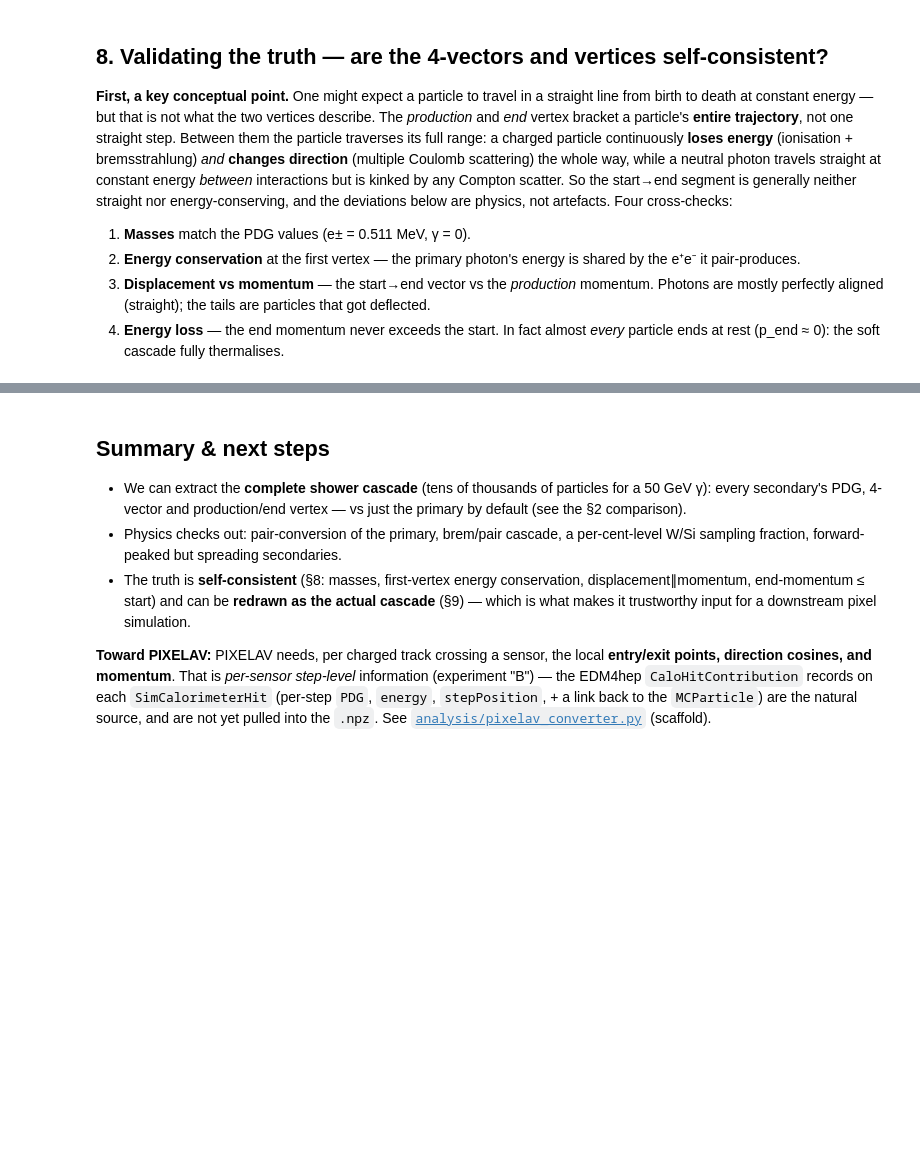
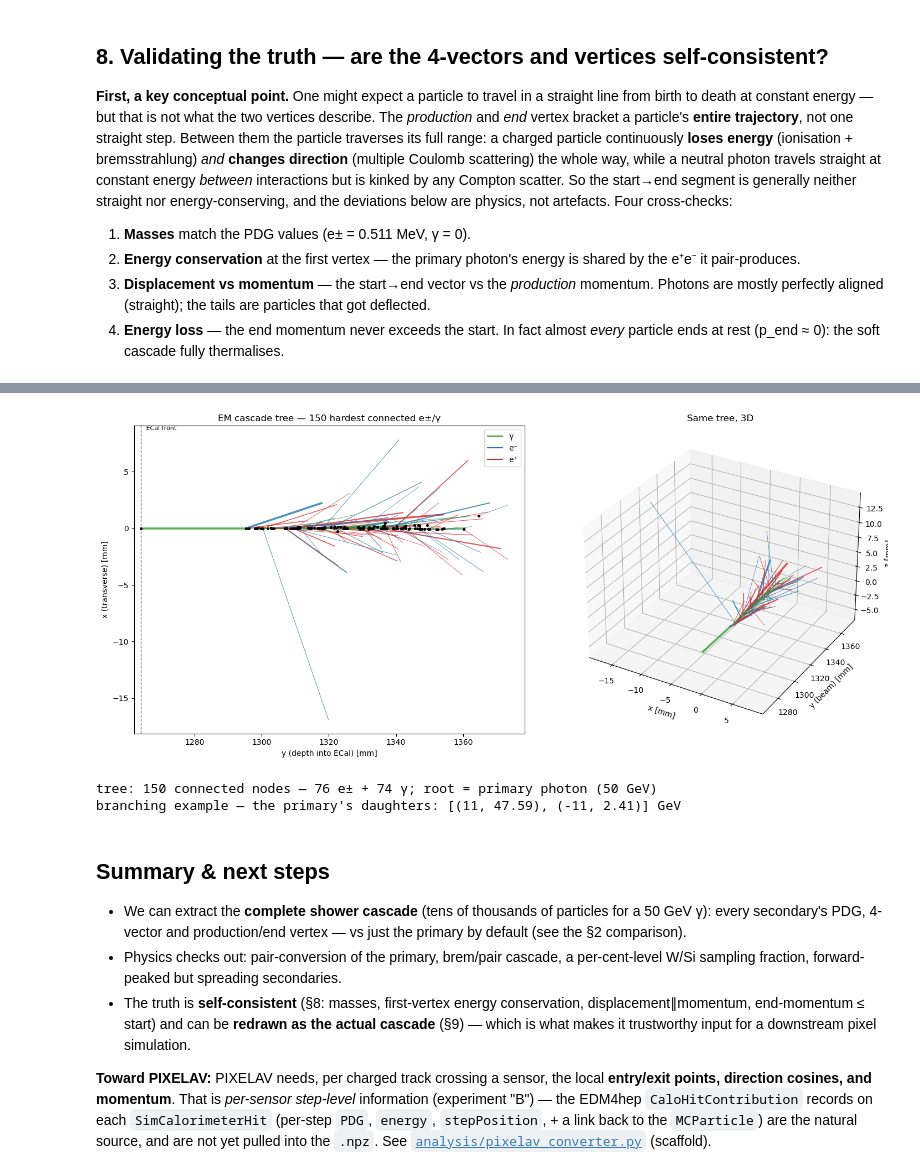
Before and after one commit to murtaza-safdari/CALOMAPS, a Jupyter notebook: notebooks/04_shower_4vectors.ipynb, the cells around one changed output, grey strips where cells are left out. Cells and saved outputs as stored; diff of their text form; code cells hidden in the pictures; blank space fills up the shorter version.

```diff
--- a/notebooks/04_shower_4vectors.ipynb
+++ b/notebooks/04_shower_4vectors.ipynb
@@ -657,3 +622,56 @@ drawn 120 hardest e±/γ; energies 0.393 – 50.0 GeV; contained in y ∈ [1264,
+# %%
+import heapq
+from mpl_toolkits.mplot3d import Axes3D  # noqa
+dbeg, dend, dau = d["dbeg"], d["dend"], d["dau"]
+children = lambda i: [int(c) for c in dau[dbeg[i]:dend[i]]]
+
+# Grow a CONNECTED tree from the primary (index 0): repeatedly expand into the highest-energy
+# reachable e±/γ daughter until N nodes. Every kept node's parent is also kept, so the drawn
+# segments truly branch into one another instead of floating.
+N = 150
+keep, seen, heap = [], set(), [(-float(E[0]), 0)]
+while heap and len(keep) < N:
+    negE, i = heapq.heappop(heap)
+    if i in seen:
+        continue
+    seen.add(i); keep.append(i)
+    for c in children(i):
+        if c not in seen and int(pdg[c]) in (22, 11, -11):
+            heapq.heappush(heap, (-float(E[c]), c))
+
+cmap = {22: "#2ca02c", 11: "#1f77b4", -11: "#d62728"}; pcol = lambda p: cmap[int(p)]
+lw = lambda e: 0.4 + 1.3*np.log10(max(e, 1e-3) + 1)
+cy = lambda v: max(float(v), 1264.0)   # clip the incoming primary photon to the ECal front
+from matplotlib.lines import Line2D
+legend = [Line2D([0],[0],color=c,label=l) for l,c in [("γ","#2ca02c"),("e⁻","#1f77b4"),("e⁺","#d62728")]]
+
+fig = plt.figure(figsize=(15, 6.5))
+# --- left: 2D projection (depth vs transverse) -- easiest to read ---
+ax2 = fig.add_subplot(1, 2, 1)
+for i in keep:
+    ax2.plot([cy(vsy[i]), vey[i]], [vsx[i], vex[i]], color=pcol(pdg[i]), lw=lw(E[i]), alpha=0.8, solid_capstyle="round")
+ax2.scatter([cy(vsy[i]) for i in keep], [vsx[i] for i in keep], s=7, color="k", zorder=3)
+ax2.axvline(1264, ls="--", color="grey", lw=1); ax2.text(1265, ax2.get_ylim()[1], " ECal front", fontsize=8, va="top")
+ax2.set_xlim(1262, max(vey[i] for i in keep) + 5)
+ax2.set_xlabel("y (depth into ECal) [mm]"); ax2.set_ylabel("x (transverse) [mm]")
+ax2.set_title(f"EM cascade tree — {len(keep)} hardest connected e±/γ"); ax2.legend(handles=legend, loc="upper right")
+
+# --- right: same tree in 3D ---
+ax = fig.add_subplot(1, 2, 2, projection="3d")
+for i in keep:
+    ax.plot([vsx[i],vex[i]], [cy(vsy[i]),vey[i]], [vsz[i],vez[i]], color=pcol(pdg[i]), lw=lw(E[i]), alpha=0.8)
+xs = [c for i in keep for c in (vsx[i],vex[i])]; zs = [c for i in keep for c in (vsz[i],vez[i])]
+ax.set_xlim(min(xs)-2, max(xs)+2); ax.set_ylim(1262, max(vey[i] for i in keep)+5); ax.set_zlim(min(zs)-2, max(zs)+2)
+ax.set_xlabel("x [mm]"); ax.set_ylabel("y (beam) [mm]"); ax.set_zlabel("z [mm]"); ax.set_title("Same tree, 3D")
+plt.tight_layout(); plt.show()
+
+n_g = sum(1 for i in keep if pdg[i] == 22); n_em = len(keep) - n_g
+print(f"tree: {len(keep)} connected nodes — {n_em} e± + {n_g} γ; root = primary photon ({E[0]:.0f} GeV)")
+print(f"branching example — the primary's daughters: {[(int(pdg[c]), round(float(E[c]),2)) for c in children(0)]} GeV")
+# %% [output]
+[figure, added]
+tree: 150 connected nodes — 76 e± + 74 γ; root = primary photon (50 GeV)
+branching example — the primary's daughters: [(11, 47.59), (-11, 2.41)] GeV
 # %% [markdown]
 ## Summary & next steps
 
```
Also changed, not shown: parts of 8 cells of this notebook, 1 other file.
